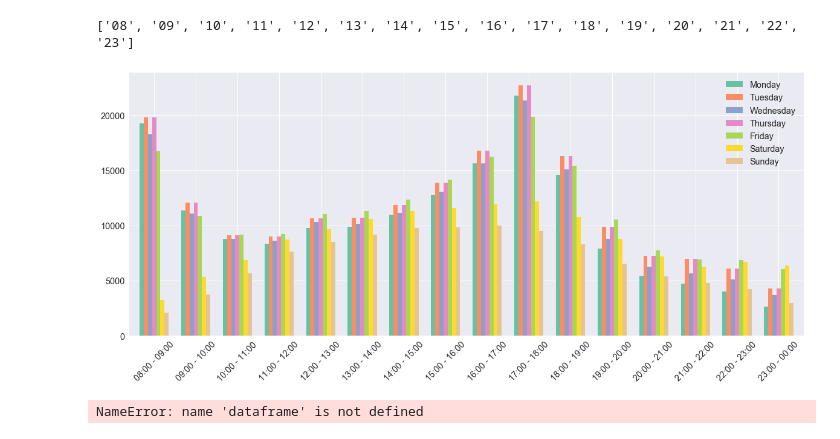
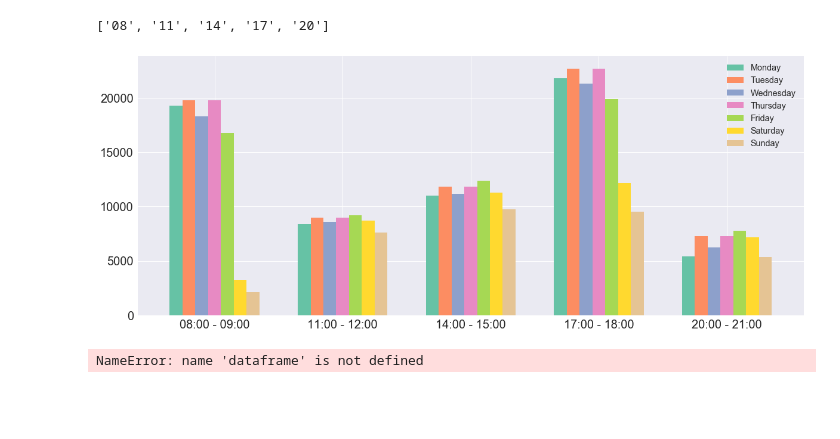
Before and after one commit to SophieEnsing/Thesis, a Jupyter notebook: Code/Data distribution analysis.ipynb, the cells around one changed output. Saved outputs shown, nothing was run; the diff lists cells and outputs as text; code cells hidden in the pictures; blank space fills up the shorter version.

```diff
--- a/Code/Data distribution analysis.ipynb
+++ b/Code/Data distribution analysis.ipynb
@@ -38,61 +40,53 @@ newdictzo = {k: v[0] for k, v in distdictzo.items()}
 dfma = pd.DataFrame.from_dict(newdictma, orient = 'index')
 dfma = dfma.reset_index()
 dfma = dfma.sort_values(by = 'index', ascending = True)
-dfma = dfma[dfma['index'].isin(['08', '09', '10', '11', '12', '13', '14', '15', '16', '17', '18', '19', '20', '21', '22', '23'])]
-
+dfma = dfma[dfma['index'].isin(['08', '11', '14', '17', '20'])]
 dfdi = pd.DataFrame.from_dict(newdictdi, orient = 'index')
 dfdi = dfdi.reset_index()
 dfdi = dfdi.sort_values(by = 'index', ascending = True)
-dfdi = dfdi[dfdi['index'].isin(['08', '09', '10', '11', '12', '13', '14', '15', '16', '17', '18', '19', '20', '21', '22', '23'])]
-
+dfdi = dfdi[dfdi['index'].isin(['08', '11', '14', '17', '20'])]
 dfwo = pd.DataFrame.from_dict(newdictwo, orient = 'index')
 dfwo = dfwo.reset_index()
 dfwo = dfwo.sort_values(by = 'index', ascending = True)
-dfwo = dfwo[dfwo['index'].isin(['08', '09', '10', '11', '12', '13', '14', '15', '16', '17', '18', '19', '20', '21', '22', '23'])]
-
+dfwo = dfwo[dfwo['index'].isin(['08', '11', '14', '17', '20'])]
 dfdo = pd.DataFrame.from_dict(newdictdo, orient = 'index')
 dfdo = dfdo.reset_index()
 dfdo = dfdo.sort_values(by = 'index', ascending = True)
-dfdo = dfdo[dfdo['index'].isin(['08', '09', '10', '11', '12', '13', '14', '15', '16', '17', '18', '19', '20', '21', '22', '23'])]
-
+dfdo = dfdo[dfdo['index'].isin(['08', '11', '14', '17', '20'])]
 dfvr = pd.DataFrame.from_dict(newdictvr, orient = 'index')
 dfvr = dfvr.reset_index()
 dfvr = dfvr.sort_values(by = 'index', ascending = True)
-dfvr = dfvr[dfvr['index'].isin(['08', '09', '10', '11', '12', '13', '14', '15', '16', '17', '18', '19', '20', '21', '22', '23'])]
-
+dfvr = dfvr[dfvr['index'].isin(['08', '11', '14', '17', '20'])]
 dfza = pd.DataFrame.from_dict(newdictza, orient = 'index')
 dfza = dfza.reset_index()
 dfza = dfza.sort_values(by = 'index', ascending = True)
-dfza = dfza[dfza['index'].isin(['08', '09', '10', '11', '12', '13', '14', '15', '16', '17', '18', '19', '20', '21', '22', '23'])]
-
+dfza = dfza[dfza['index'].isin(['08', '11', '14', '17', '20'])]
 dfzo = pd.DataFrame.from_dict(newdictzo, orient = 'index')
 dfzo = dfzo.reset_index()
 dfzo = dfzo.sort_values(by = 'index', ascending = True)
-dfzo = dfzo[dfzo['index'].isin(['08', '09', '10', '11', '12', '13', '14', '15', '16', '17', '18', '19', '20', '21', '22', '23'])]
+dfzo = dfzo[dfzo['index'].isin(['08', '11', '14', '17', '20'])]
 # %%
 print(dfzo['index'].tolist())
 # %% [output]
-['08', '09', '10', '11', '12', '13', '14', '15', '16', '17', '18', '19', '20', '21', '22', '23']
+['08', '11', '14', '17', '20']
 # %%
-index = ["08:00 - 09:00", "09:00 - 10:00", "10:00 - 11:00", "11:00 - 12:00", "12:00 - 13:00",
-        "13:00 - 14:00", "14:00 - 15:00", "15:00 - 16:00", "16:00 - 17:00", "17:00 - 18:00", "18:00 - 19:00",
-        "19:00 - 20:00", "20:00 - 21:00", "21:00 - 22:00", "22:00 - 23:00", "23:00 - 00:00"]
+index = ["08:00 - 09:00", "11:00 - 12:00", "14:00 - 15:00", "17:00 - 18:00", "20:00 - 21:00"]
 
 df = pd.DataFrame({'Monday': dfma[0].tolist(),
                   'Tuesday': dfdo[0].tolist(),
                   'Wednesday': dfwo[0].tolist(),
                   'Thursday': dfdo[0].tolist(),
                   'Friday': dfvr[0].tolist(),
                   'Saturday': dfza[0].tolist(),
                   'Sunday': dfzo[0].tolist()}, index=index)
 
-plot = df.plot.bar(figsize = [20,8], fontsize='x-large', colors = sn.color_palette("Set2", 7), width = 0.7)
-plot.set_xticklabels(index, rotation=45, fontsize='x-large')
+plot = df.plot.bar(figsize = [20,8], colors = sn.color_palette("Set2", 7), width = 0.7)
+plot.set_xticklabels(index, rotation=0)
 plot.legend(fontsize='x-large')
 
-plot.figure.savefig("distribution.png")
+plot.figure.savefig("../../distribution.png")
 # %% [output]
-[figure, old version]
+[figure, new version]
 # %%
 dataframe = dataframe[dataframe['hour'] == hour]
 total = dataframe['mean'].sum()
```
Also changed, not shown: parts of 1 cell of this notebook.
